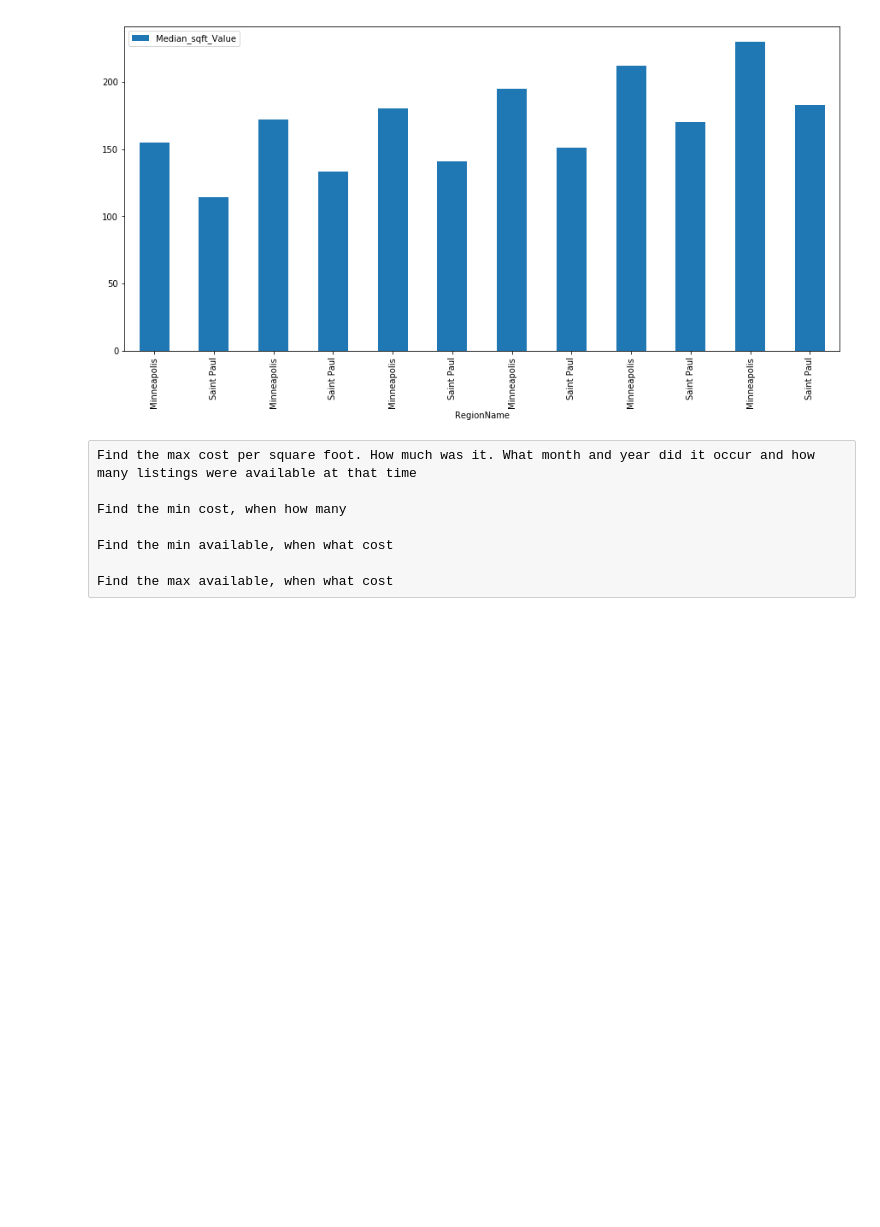
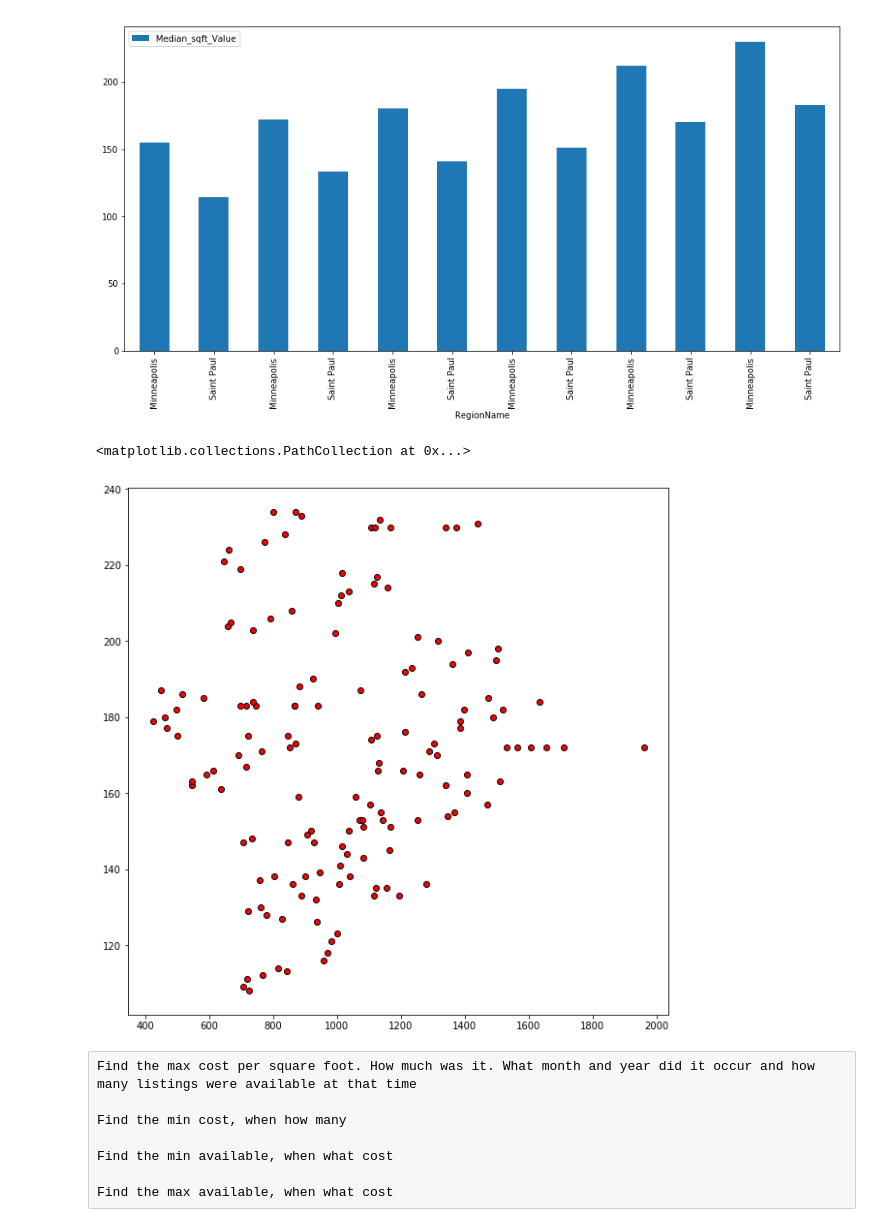
Before and after one commit to crieck/housing-using-zillow-ZHVI, a Jupyter notebook: housing_plots.ipynb, the cells around one changed output. Cells and saved outputs as stored; diff of their text form; code cells hidden in the pictures; blank space fills up the shorter version.

```diff
--- a/housing_plots.ipynb
+++ b/housing_plots.ipynb
@@ -277,6 +234,15 @@ june_chart = listings_june.plot(x ='RegionName',y=['Median_sqft_Value'], figsize
 plt.show()
 # %% [output]
 [figure]
+# %%
+listings = TwinCitiesListings_df['Number_of_Listings']
+cost = TwinCitiesListings_df['Median_sqft_Value']
+# %%
+plt.figure(figsize=(10,10))
+plt.scatter(listings, cost, marker="o", facecolors="red", edgecolors="black")
+# %% [output]
+<matplotlib.collections.PathCollection at 0x...>
+[figure, added]
 # %% [raw]
 Find the max cost per square foot. How much was it. What month and year did it occur and how many listings were available at that time
 
```
Also changed, not shown: parts of 5 cells of this notebook.
